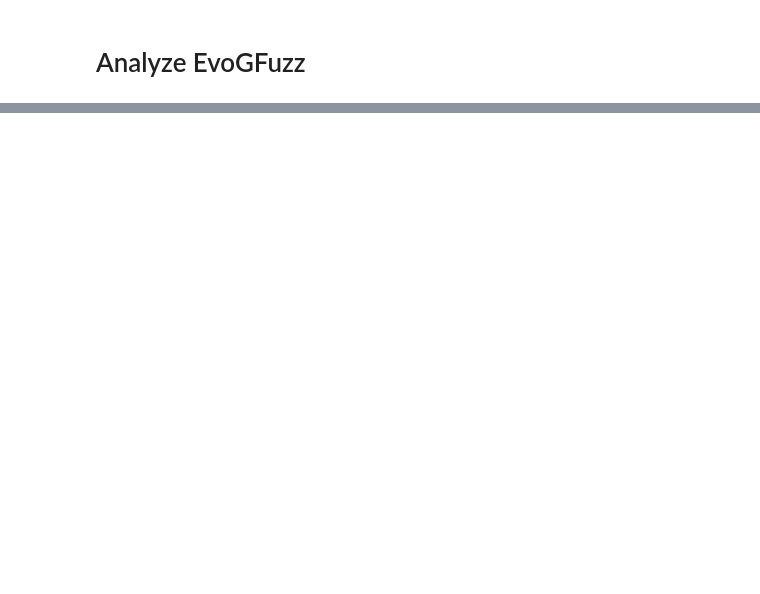
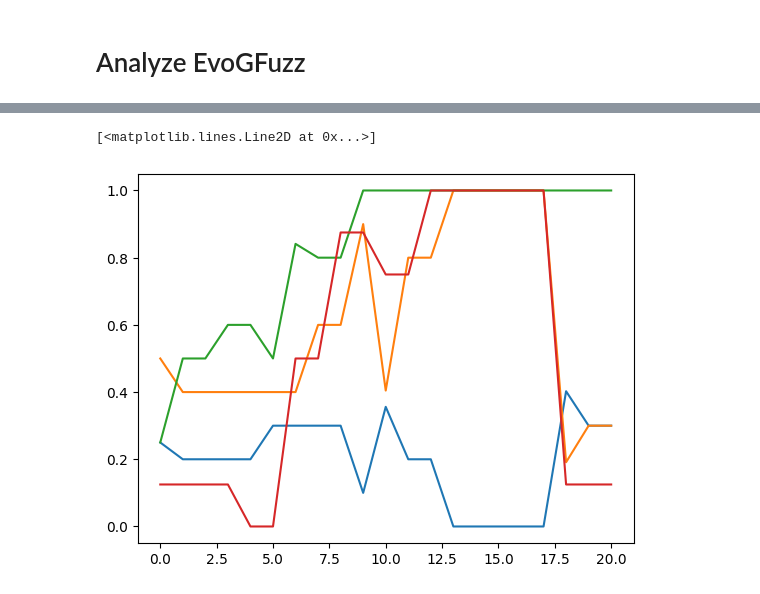
Before and after one commit to martineberlein/evogfuzzplusplus, a Jupyter notebook: notebooks/graphs.ipynb, the cells around one changed output, grey strips where cells are left out. Saved outputs shown, nothing was run; the diff lists cells and outputs as text; code cells hidden in the pictures; blank space fills up the shorter version.

```diff
--- a/notebooks/graphs.ipynb
+++ b/notebooks/graphs.ipynb
@@ -33,0 +272,18 @@ for _ in range(100):
+# %%
+fitness_values = [(x[2],x[1]) for x in all_prob_grammars_org[:]]
+print("Original")
+display(fitness_values)
+
+
+from typing import Tuple, List
+
+def clean_fitness_values(fitness_values: List[Tuple[int, GrammarType]]):
+    for index, it in enumerate(fitness_values):
+        if it[0] == -1:
+            fitness_values[index] = (fitness_values[index-1][0], it[1])
+
+    return fitness_values
+
+res = clean_fitness_values(fitness_values)
+print("Clean")
+display(res)
@@ -33,0 +327,27 @@ for _ in range(100):
+# %%
+import matplotlib.pyplot as plt
+
+xvals = [i for i in range(len(reduced))]
+
+f, ax = plt.subplots(1)
+
+feature_disp = ['<function>->cos', '<function>->sqrt', '<maybe_minus>->-']
+# feature_disp = dicts.keys()
+
+for feature in feature_disp:
+    ax.plot(xvals, dicts[feature])
+
+xvals = [i for i in range(len(res))]
+yvals = [i[0] for i in res]
+
+import numpy as np
+
+def normalizeData(data):
+    return (data - np.min(data)) / (np.max(data) - np.min(data))
+
+p = normalizeData(yvals)
+
+ax.plot(xvals, p)
+# %% [output]
+[<matplotlib.lines.Line2D at 0x...>]
+[figure, added]
```
Also changed, not shown: parts of 26 cells of this notebook, 6 other files.
